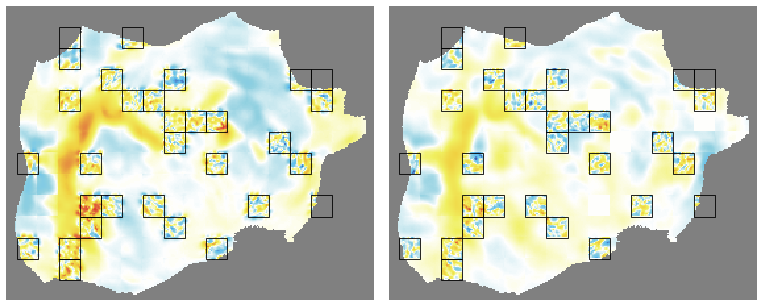
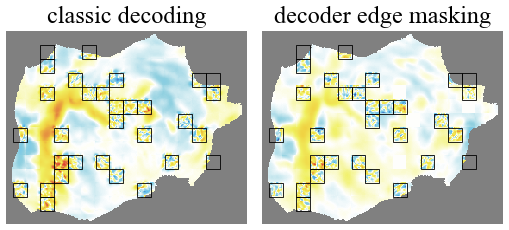
The change to this notebook cell's code, shown as a diff; its figure went from the first image to the second:
--- before
+++ after
@@ -1,5 +1,5 @@
-figw = 0.8 * PLOTW
-figh = 1.2
-f, axs = plt.subplots(1, 2, figsize=(figw, figh))
+# figw = 0.8 * PLOTW
+# figh = 1.2
+f, axs = plt.subplots(1, 2, figsize=(0.9 * figw, figh))
 ax1, ax2 = axs
 
@@ -29,4 +29,5 @@
 ax1.set_axis_off()
 ax1.set_xlim(560 / 2, 560)
+ax1.set_title("classic decoding", fontsize="small")
 
 ax2.imshow(
@@ -47,4 +48,5 @@
 ax2.set_axis_off()
 ax2.set_xlim(560 / 2, 560)
+ax2.set_title("decoder edge masking", fontsize="small")
 
 plt.tight_layout(pad=0.5)

Commit: misc updates to run scripts, notebooks, figures